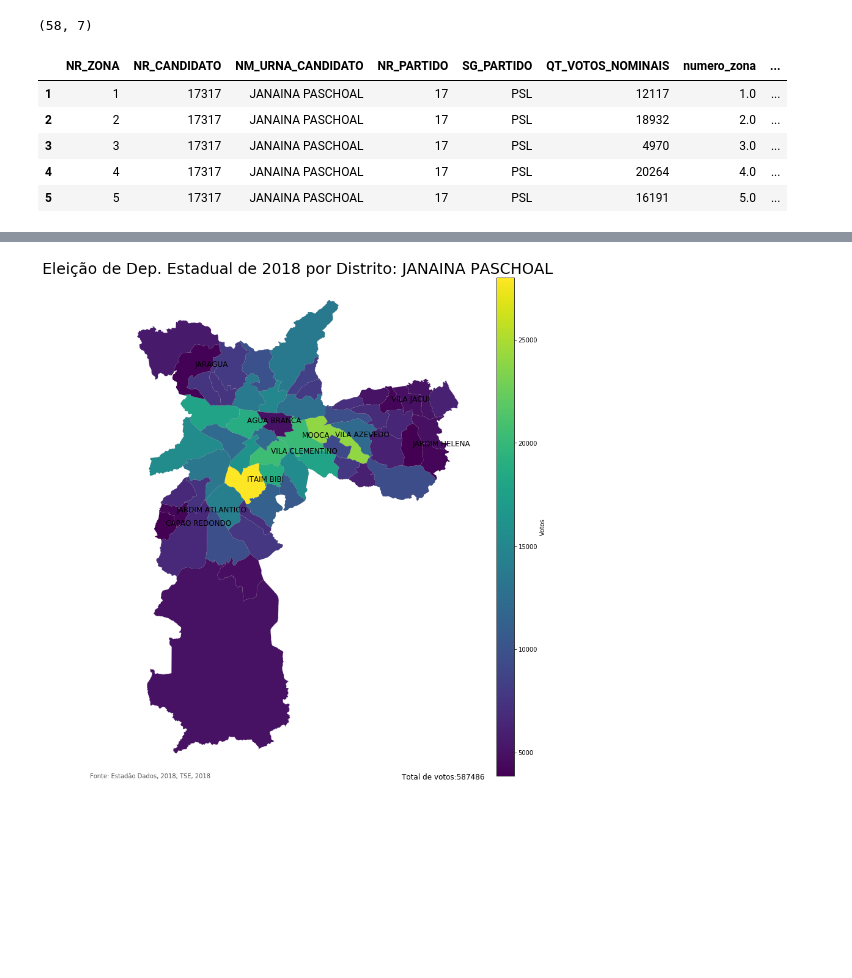
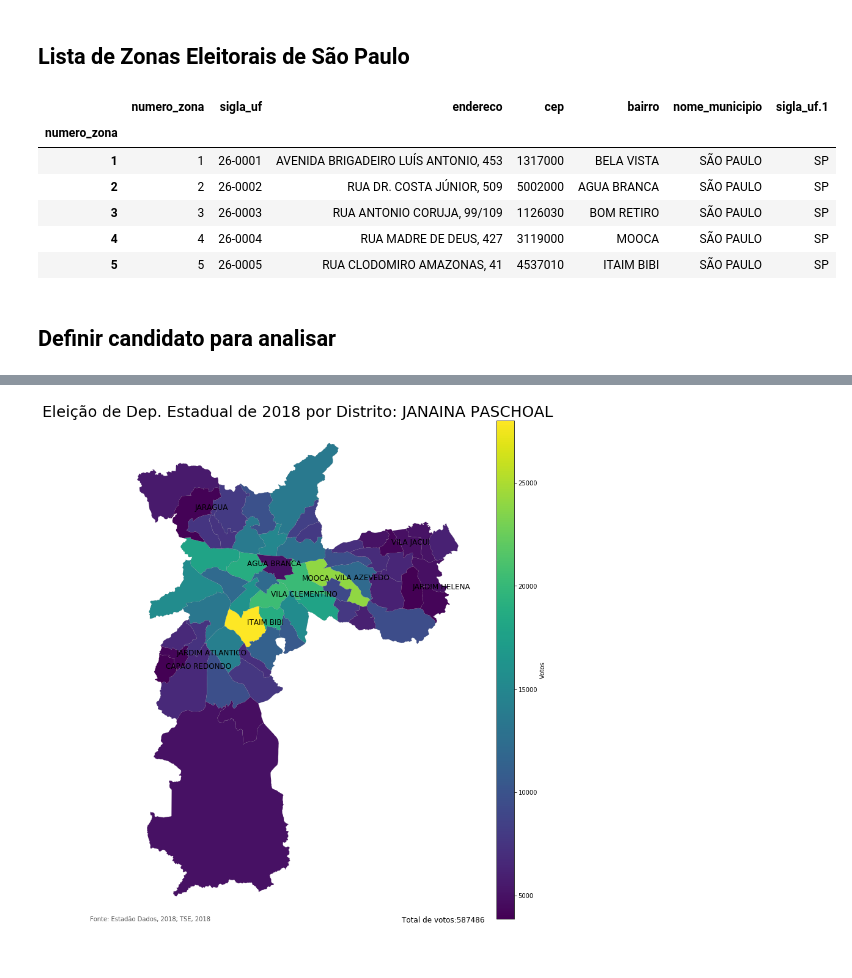
Before and after one commit to gchinellato/Mapa-SP-Eleicao-2018, a Jupyter notebook: Mapa-Eleição-2018-Distrito-SP.ipynb, the cells around one changed output, grey strips where cells are left out. Cells and saved outputs as stored; diff of their text form; code cells hidden in the pictures; blank space fills up the shorter version.

```diff
--- a/Mapa-Eleição-2018-Distrito-SP.ipynb
+++ b/Mapa-Eleição-2018-Distrito-SP.ipynb
@@ -49,3 +52,5 @@ df_zona.head()
+# %% [markdown]
+## Lista de Zonas Eleitorais de São Paulo
 # %%
 # Obter lista de zonas eleitorais do estado de São Paulo
 df = pd.read_csv('./votos/lista_zonas_eleitorais.csv', sep=',', encoding='latin1')
@@ -53,7 +58,14 @@ df = pd.read_csv('./votos/lista_zonas_eleitorais.csv', sep=',', encoding='latin1
 # Filtrar somente pela cidade de São Paulo
 df_sp = df[df['nome_municipio'] == 'SÃO PAULO']
 df_sp.set_index('numero_zona', drop=False, inplace=True)
-df_sp.shape
-# %% [output]
-(58, 7)
+# %%
+df_sp.head()
+# %% [output]
+|  | numero_zona | sigla_uf | endereco | cep | bairro | nome_municipio | sigla_uf.1 |
+| numero_zona |  |  |  |  |  |  |  |
+| 1 | 1 | 26-0001 | AVENIDA BRIGADEIRO LUÍS ANTONIO, 453 | 1317000 | BELA VISTA | SÃO PAULO | SP |
+| 2 | 2 | 26-0002 | RUA DR. COSTA JÚNIOR, 509 | 5002000 | AGUA BRANCA | SÃO PAULO | SP |
+| 3 | 3 | 26-0003 | RUA ANTONIO CORUJA, 99/109 | 1126030 | BOM RETIRO | SÃO PAULO | SP |
+| 4 | 4 | 26-0004 | RUA MADRE DE DEUS, 427 | 3119000 | MOOCA | SÃO PAULO | SP |
+| 5 | 5 | 26-0005 | RUA CLODOMIRO AMAZONAS, 41 | 4537010 | ITAIM BIBI | SÃO PAULO | SP |
 # %%
@@ -60,16 +73,9 @@ df_sp.shape
 df_zona_sp = df_zona.join(df_sp)
 df_zona_sp.dropna(inplace=True)
+# %% [markdown]
+## Definir candidato para analisar
 # %%
 # Definir candidato para analisar
 NR_CANDIDATO = 17317
 # %%
 df_zona_sp_cand = df_zona_sp[df_zona_sp['NR_CANDIDATO'] == NR_CANDIDATO]
-df_zona_sp_cand.shape
-df_zona_sp_cand.head()
-# %% [output]
-|  | NR_ZONA | NR_CANDIDATO | NM_URNA_CANDIDATO | NR_PARTIDO | SG_PARTIDO | QT_VOTOS_NOMINAIS | numero_zona | ... |
-| 1 | 1 | 17317 | JANAINA PASCHOAL | 17 | PSL | 12117 | 1.0 | ... |
-| 2 | 2 | 17317 | JANAINA PASCHOAL | 17 | PSL | 18932 | 2.0 | ... |
-| 3 | 3 | 17317 | JANAINA PASCHOAL | 17 | PSL | 4970 | 3.0 | ... |
-| 4 | 4 | 17317 | JANAINA PASCHOAL | 17 | PSL | 20264 | 4.0 | ... |
-| 5 | 5 | 17317 | JANAINA PASCHOAL | 17 | PSL | 16191 | 5.0 | ... |
```
Also changed, not shown: parts of 14 cells of this notebook, 2 other files.
